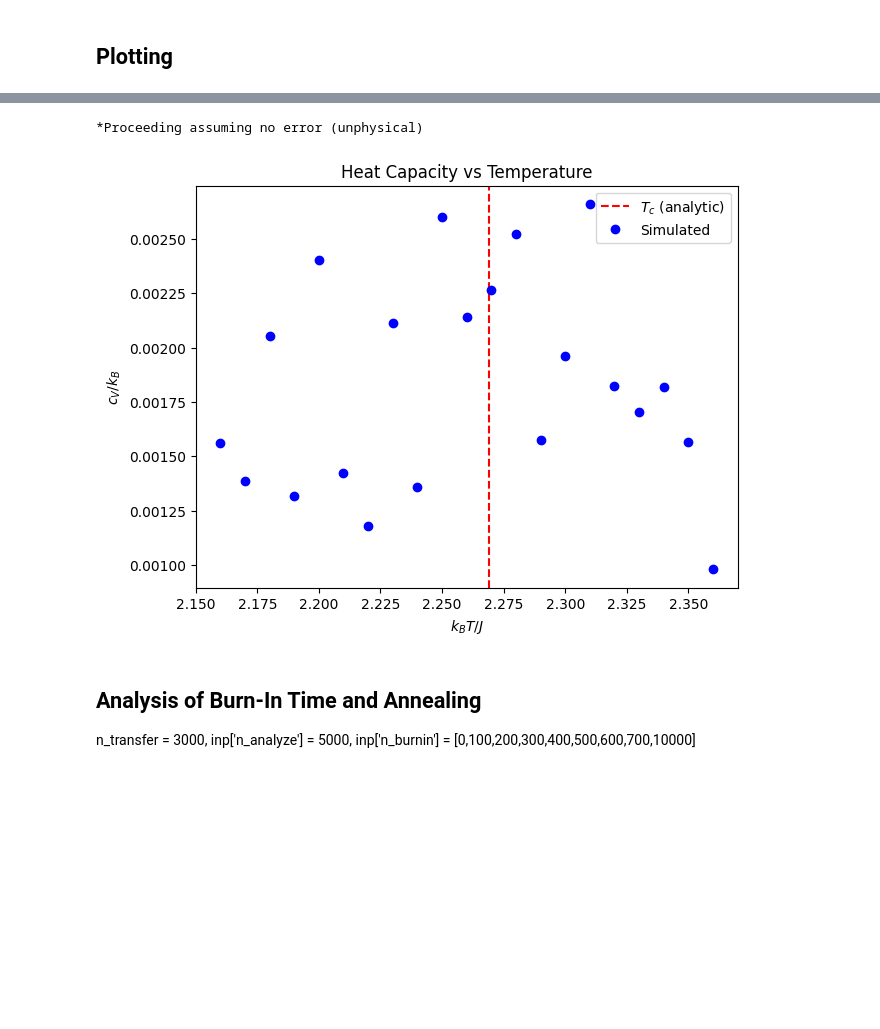
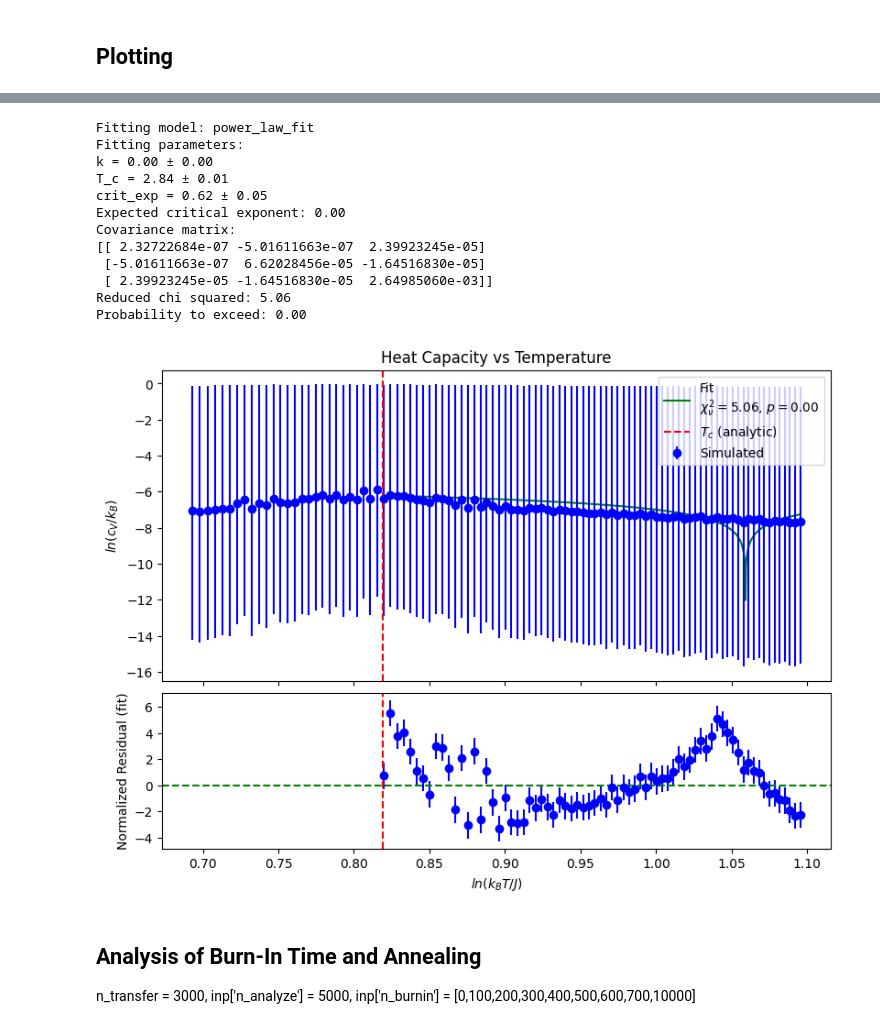
Before and after one commit to DarkLordProgrammer/ising, a Jupyter notebook: ising_plot_wyatt.ipynb, the cells around one changed output, grey strips where cells are left out. Cells and saved outputs as stored; diff of their text form; code cells hidden in the pictures; blank space fills up the shorter version.

```diff
--- a/ising_plot_wyatt.ipynb
+++ b/ising_plot_wyatt.ipynb
@@ -102,10 +106,11 @@ def to_tuple(bounds: list):
 # %%
 def fit(fitting_model, X, X_c, Y_mean, Y_std, expected_crit_exp = 1.0,  from_above = True, print_summary = True, maxfev=10000):
     assert fitting_model is not None, "No fitting model provided"
+    assert (Y_std != np.zeros_like(Y_std)).all(), "Y_std is identically zero"
     T_c_bounds = (2, 3) #Bounds for T_c
     T_c_initial = np.average(T_c_bounds) #Initial value for T_c
-    if fitting_model is power_law_fit:
-        bounds = to_tuple([(-np.inf, np.inf), T_c_bounds, (0, np.inf)]) #Bounds for k, T_c, crit_exp
+    if fitting_model is power_law_fit or fitting_model is power_law_fit_neg:
+        bounds = to_tuple([(0, np.inf), T_c_bounds, (0, np.inf)]) #Bounds for k, T_c, crit_exp
         param_ests = [1, T_c_initial, 1] #Initial values for k, T_C, crit_exp
     elif fitting_model is power_law_exp_decay_fit:
         bounds = to_tuple([(0, np.inf), (0, np.inf), (0, np.inf), (0, np.inf)])  #Bounds for R_0, eta, d_c, xi
@@ -143,7 +148,13 @@ def fit(fitting_model, X, X_c, Y_mean, Y_std, expected_crit_exp = 1.0,  from_abo
     if np.isnan(Y_std_filt).any():
         raise ValueError("Y_std_filt contains NaN values")
 
-    popt, pcov = curve_fit(fitting_model, X_filt, Y_mean_filt, sigma=Y_std_filt, p0=param_ests,bounds=bounds, maxfev=maxfev)
+    try:
+        popt, pcov = curve_fit(fitting_model, X_filt, Y_mean_filt, sigma=Y_std_filt, p0=param_ests,bounds=bounds, maxfev=maxfev)
+    except ValueError as e:
+        #Non-finite initial residuals
+        if e.args[0].find("Non-finite initial residuals") != -1:
+            print(f"Non-finite initial residuals for {fitting_model.__name__} with parameters {param_ests}")
+            raise e
 
     Y_mean_filt_fit = fitting_model(X_filt,*popt)
     Y_mean_filt_res = Y_mean_filt - Y_mean_filt_fit
@@ -254,11 +265,13 @@ def create_plot(X, X_symbol=r"?", X_name=r"???", X_c = None, X_c_symbol = None,
     if X_c_symbol is None:
         X_c_symbol = X_symbol
 
+    X_fit = None
     if fitting_model is not None: #Work in progress: need to be careful with signs
         popt, pcov, X_fit, Y_mean_norm_res_fit, fit_legend_text=  fit(fitting_model, X, X_c, Y_mean, Y_std, expected_crit_exp=expected_crit_exp, from_above=from_above)
 
+    X_min, X_max = np.min(X), np.max(X)
+
     if get_Y_analytic is not None:
-        X_min, X_max = np.min(X), np.max(X)
         X_analytic = np.linspace(X_min, X_max, 1000)
         Y_mean_analytic = get_Y_analytic(X_analytic) #T_analytic is of high spatial frequency to produce a smooth curve
     else:
@@ -300,11 +313,11 @@ def create_plot(X, X_symbol=r"?", X_name=r"???", X_c = None, X_c_symbol = None,
             ln_X_fit_smooth = None
             ln_Y_mean_fit = None
 
-        using = [ln_X,ln_X_analytic, ln_X_fit_smooth,ln_X_c, ln_Y_mean, ln_Y_std, ln_Y_mean_analytic, ln_Y_mean_fit]
+        using = [ln_X,ln_X_analytic, ln_X_fit_smooth,ln_X_c, ln_Y_mean, ln_Y_std, ln_Y_mean_analytic, ln_Y_mean_fit, ln_X_fit]
         X_label = f'$ln({X_symbol})$'
         Y_label = f'$ln({Y_symbol})$'
     else: #Calculations specific and plotting labels specific to non log plots
-        using = [X,X_analytic, X_fit_smooth,X_c,Y_mean, Y_std, Y_mean_analytic, Y_mean_fit] #No analytic curve for non-power-law fits
+        using = [X,X_analytic, X_fit_smooth,X_c,Y_mean, Y_std, Y_mean_analytic, Y_mean_fit, X_fit] #No analytic curve for non-power-law fits
         X_label = f'${X_symbol}$'
         Y_label = f'${Y_symbol}$'
     fit_ax = None
@@ -349,7 +362,7 @@ def create_plot(X, X_symbol=r"?", X_name=r"???", X_c = None, X_c_symbol = None,
         ax.plot(using[2], using[7], color='green', label=fit_legend_text) #Plot the fit
         Y_std_norm_res_fit = 1
         fit_ax.set_ylabel('Normalized Residual (fit)')
-        fit_ax.errorbar(X_fit, Y_mean_norm_res_fit, yerr= Y_std_norm_res_fit, fmt='o', color='blue', label='Residuals (fit)')
+        fit_ax.errorbar(using[8], Y_mean_norm_res_fit, yerr= Y_std_norm_res_fit, fmt='o', color='blue', label='Residuals (fit)')
         fit_ax.axhline(0, color='green', linestyle='--')
         fit_ax.set_xlabel(X_label)
         if X_c is not None:
@@ -372,8 +385,8 @@ def create_T_plot(mean, std=None, symbol=r"?", name=r"???", get_analytic=None, l
 # %%
 def create_d_plot(mean, std=None, symbol=r"?", name=r"???", get_analytic=None, log_plot = True, fitting_model=power_law_exp_decay_fit, expected_crit_exp = 1/4, from_above=True):
    create_plot(X=[i for i in range(1,len(mean)+1)], X_symbol=r"x", X_name=r"Normalized Separation Distance", Y_mean=mean, Y_std=std, Y_symbol=symbol, Y_name=name, get_Y_analytic=get_analytic, log_plot = log_plot, fitting_model=fitting_model, expected_crit_exp = expected_crit_exp, from_above=from_above)
-def d_fit(mean, std=None, symbol=r"?", name=r"???", get_analytic=None, log_plot = True, fitting_model=power_law_exp_decay_fit, expected_crit_exp = 1/4):
-   return fit(fitting_model=fitting_model, X=[i for i in range(1,len(mean)+1)], Y_mean=mean, Y_std=std, expected_crit_exp=expected_crit_exp)
+def d_fit(mean, std=None, symbol=r"?", name=r"???", get_analytic=None, log_plot = True, fitting_model=power_law_exp_decay_fit, expected_crit_exp = 1/4, print_summary = True):
+   return fit(fitting_model=fitting_model, X=[i for i in range(1,len(mean)+1)], X_c = None, Y_mean=mean, Y_std=std, expected_crit_exp=expected_crit_exp, print_summary=print_summary)
 # %% [markdown]
 ## Single CSV Plots
 # %%
@@ -425,7 +438,21 @@ if show_T_scan_at_fixed_d:
     for d, (R_mean, R_std) in enumerate(zip(R_mean_matrix, R_std_matrix), start=1):
         create_T_plot(mean=R_mean, std=R_std, symbol=f'R({d})', name=f'Autocorrelation Function (d = ${d}$)', log_plot = False, expected_crit_exp=0.0, fitting_model=None) #zeros_like forces std to default which is then propagated for ln
 # %%
+show_R_scan_at_fixed_T = True
+T_selected = []
+xi_mean = []
+xi_std = []
+T_with_xi = []
 for T_index, (R_mean, R_std) in enumerate(zip(R_mean_matrix.T, R_std_matrix.T)):
     T_current = T[T_index]
     if np.abs(T_current - T_c_analytic) < 0.05:
-        create_d_plot(mean=np.abs(R_mean), std=R_std, symbol='|R|', name= f'Autocorrelation Function (T = {T_current:.2f})', log_plot = False) #zeros_like forces std to default which is then propagated for ln
+        if show_T_scan_at_fixed_d:
+            popt, pcov, X_filt, Y_mean_filt_norm_res, legend_text  = create_d_plot(mean=np.abs(R_mean), std=R_std, symbol='|R|', name= f'Autocorrelation Function (T = {T_current:.2f})', log_plot = False) #zeros_like forces std to default which is then propagated for ln
+        else:
+            popt, pcov, X_filt, Y_mean_filt_norm_res, legend_text  = d_fit(np.abs(R_mean), std=R_std, symbol='|R|', name=f"Autocorrelation Function (T = {T_current:.2f})", get_analytic=None, log_plot = True, fitting_model=power_law_exp_decay_fit, expected_crit_exp = 1/4, print_summary = False)
+        T_selected.append(T_current)
+        xi_mean.append(popt[3])
+        xi_std.append(np.sqrt(np.diag(pcov))[3])
+T_selected = np.array(T_selected)
+xi_mean = np.array(xi_mean)
+xi_std = np.array(xi_std)
@@ -637,8 +579,19 @@ create_T_plot(chi_mean, chi_std, symbol= r'\chi', name='Magnetic Susceptibility'
 # %%
-create_T_plot(cV_mean, cV_std, symbol=r'c_{V}/k_{B}', name='Heat Capacity', log_plot = False, expected_crit_exp=0.0) #zeros_like forces std to default which is then propagated for ln
+create_T_plot(cV_mean, cV_std+0.0001, symbol=r'c_{V}/k_{B}', name='Heat Capacity', log_plot = True, expected_crit_exp=0.0) #zeros_like forces std to default which is then propagated for ln
 # %% [output]
-*Proceeding assuming no error (unphysical)
+Fitting model: power_law_fit
+Fitting parameters:
+k = 0.00 ± 0.00
+T_c = 2.84 ± 0.01
+crit_exp = 0.62 ± 0.05
+Expected critical exponent: 0.00
+Covariance matrix:
+[[ 2.32722684e-07 -5.01611663e-07  2.39923245e-05]
+ [-5.01611663e-07  6.62028456e-05 -1.64516830e-05]
+ [ 2.39923245e-05 -1.64516830e-05  2.64985060e-03]]
+Reduced chi squared: 5.06
+Probability to exceed: 0.00
-[figure, old version]
+[figure, new version]
 # %% [markdown]
 ## Analysis of Burn-In Time and Annealing
  n_transfer = 3000, inp['n_analyze']  = 5000, inp['n_burnin']   =  [0,100,200,300,400,500,600,700,10000]
```
Also changed, not shown: parts of 10 cells of this notebook.
